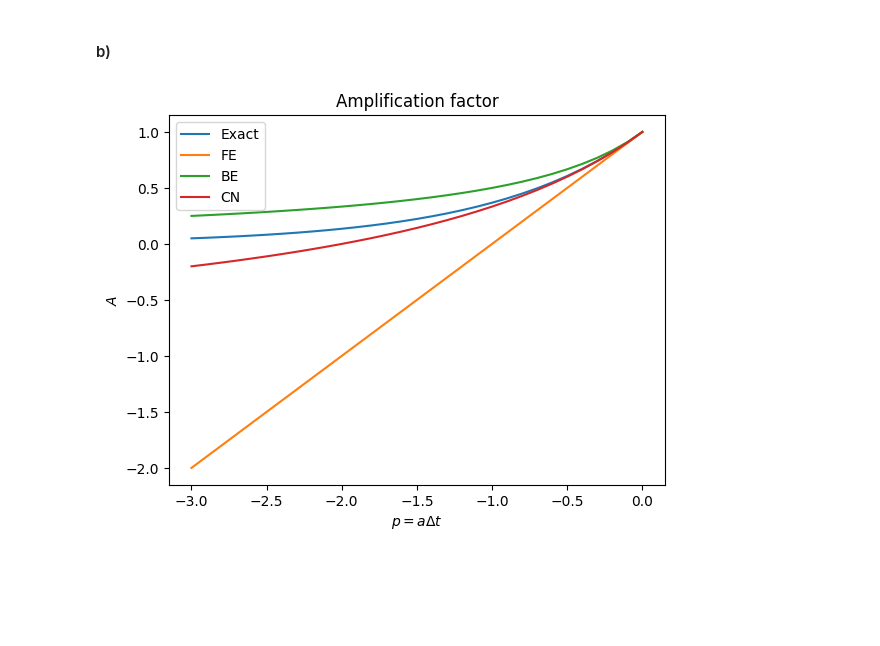
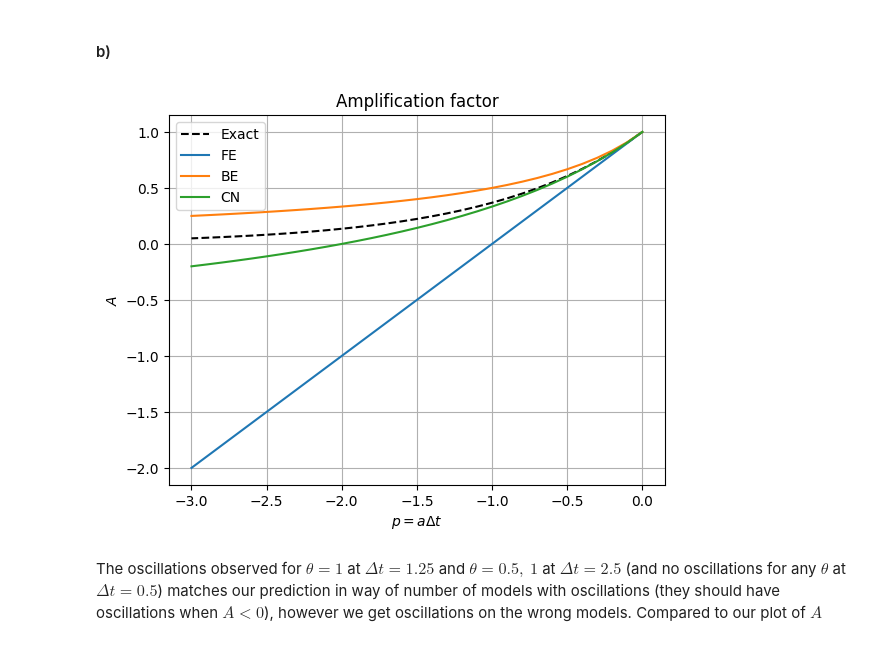
Before and after one commit to GauteJ1/MAT-MEK-course-projects, a Jupyter notebook: projects/exponential_growth.ipynb, the cells around one changed output. Cells and saved outputs as stored; diff of their text form; code cells hidden in the pictures; blank space fills up the shorter version.

Commit message:
more oscillation plots

```diff
--- a/projects/exponential_growth.ipynb
+++ b/projects/exponential_growth.ipynb
@@ -44,19 +56,21 @@ def A(p, theta):
     return (1 - (1 - theta) * (-p)) / (1 + theta * (-p))
 # %%
 models = {'FE': 0, 'BE': 1, 'CN': 0.5}
-thetas = [0, 0.5, 1]
 a = -1
 dt = np.linspace(0, 3, 31)
 p = a*dt
 
-plt.plot(p, A_exact(p), label="Exact")
+plt.plot(p, A_exact(p), label="Exact", linestyle="--", color="black")
 for model, theta in models.items():
     plt.plot(p, A(p, theta), label=model)
 
 plt.legend()
 plt.xlabel(r"$p=a\Delta t$")
 plt.ylabel(r"$A$")
 plt.title("Amplification factor")
+plt.grid(True)
 plt.show()
 # %% [output]
-[figure, old version]
+[figure, new version]
+# %% [markdown]
+The oscillations observed for $\theta = 1$ at $\Delta t =1.25$ and $\theta = 0.5,\ 1$ at $\Delta t =2.5$ (and no oscillations for any $\theta$ at $\Delta t = 0.5$) matches our prediction in way of number of models with oscillations (they should have oscillations when $A<0$), however we get oscillations on the wrong models. Compared to our plot of $A$
```
Also changed, not shown: parts of 4 cells of this notebook.
